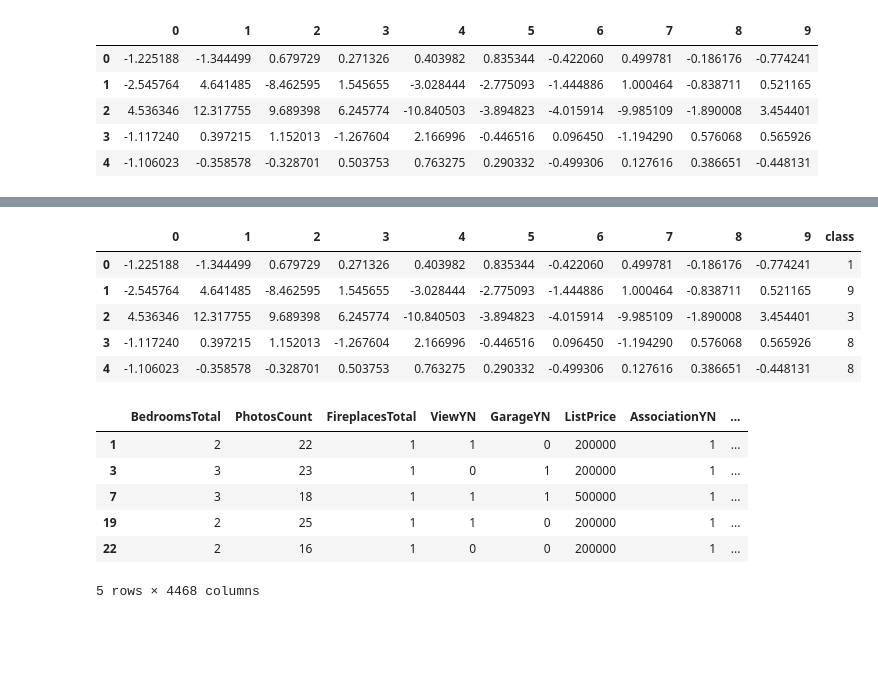
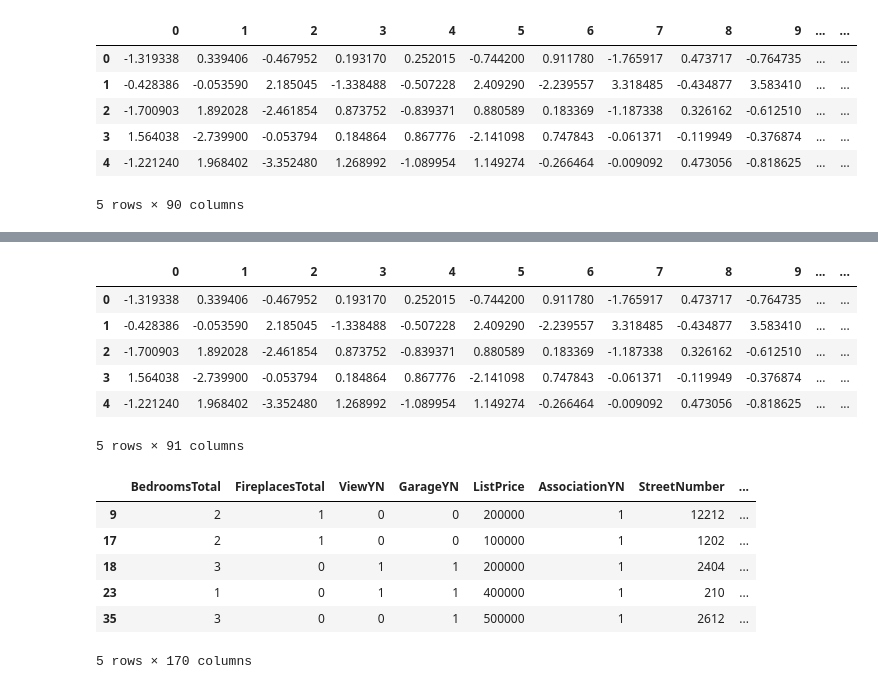
Before and after one commit to padthai-sketch/Project_Jeffrey-the-Real-Estate-RoboAdvisor, a Jupyter notebook: Code/PCA & K_means.ipynb, the cells around one changed output, grey strips where cells are left out. Cells and saved outputs as stored; diff of their text form; code cells hidden in the pictures; blank space fills up the shorter version.

```diff
--- a/Code/PCA & K_means.ipynb
+++ b/Code/PCA & K_means.ipynb
@@ -66,7 +73,7 @@ Text(0, 0.5, 'cumulative explained variance')
 # Applying PCA to reduce dimensions
 
 # Initialize PCA model
-pca = PCA(n_components=10)
+pca = PCA(n_components=90)
 
 # Get principal components
 data_pca = pca.fit_transform(data_scaled)
@@ -74,16 +81,17 @@ data_pca = pca.fit_transform(data_scaled)
 df_pca = pd.DataFrame(data=data_pca)
 df_pca.head()
 # %% [output]
-|  | 0 | 1 | 2 | 3 | 4 | 5 | 6 | 7 | 8 | 9 |
-| 0 | -1.225188 | -1.344499 | 0.679729 | 0.271326 | 0.403982 | 0.835344 | -0.422060 | 0.499781 | -0.186176 | -0.774241 |
-| 1 | -2.545764 | 4.641485 | -8.462595 | 1.545655 | -3.028444 | -2.775093 | -1.444886 | 1.000464 | -0.838711 | 0.521165 |
-| 2 | 4.536346 | 12.317755 | 9.689398 | 6.245774 | -10.840503 | -3.894823 | -4.015914 | -9.985109 | -1.890008 | 3.454401 |
-| 3 | -1.117240 | 0.397215 | 1.152013 | -1.267604 | 2.166996 | -0.446516 | 0.096450 | -1.194290 | 0.576068 | 0.565926 |
-| 4 | -1.106023 | -0.358578 | -0.328701 | 0.503753 | 0.763275 | 0.290332 | -0.499306 | 0.127616 | 0.386651 | -0.448131 |
+|  | 0 | 1 | 2 | 3 | 4 | 5 | 6 | 7 | 8 | 9 | ... | ... |
+| 0 | -1.319338 | 0.339406 | -0.467952 | 0.193170 | 0.252015 | -0.744200 | 0.911780 | -1.765917 | 0.473717 | -0.764735 | ... | ... |
+| 1 | -0.428386 | -0.053590 | 2.185045 | -1.338488 | -0.507228 | 2.409290 | -2.239557 | 3.318485 | -0.434877 | 3.583410 | ... | ... |
+| 2 | -1.700903 | 1.892028 | -2.461854 | 0.873752 | -0.839371 | 0.880589 | 0.183369 | -1.187338 | 0.326162 | -0.612510 | ... | ... |
+| 3 | 1.564038 | -2.739900 | -0.053794 | 0.184864 | 0.867776 | -2.141098 | 0.747843 | -0.061371 | -0.119949 | -0.376874 | ... | ... |
+| 4 | -1.221240 | 1.968402 | -3.352480 | 1.268992 | -1.089954 | 1.149274 | -0.266464 | -0.009092 | 0.473056 | -0.818625 | ... | ... |
+5 rows × 90 columns
 # %%
 # Finding the best value for k
 inertia = []
-k = list(range(1, 31))
+k = list(range(1, 101))
 
 # Calculate the inertia for the range of k values
 for i in k:
@@ -100,35 +108,36 @@ df_elbow.hvplot.line(x="k", y="inertia", xticks=k, title="Elbow Curve")
 # %%
 # Predicting clusters
 
 # Initialize the K-Means model
-model = KMeans(n_clusters=14)
+model = KMeans(n_clusters=35, random_state=0)
 
 # Fit the model
 model.fit(df_pca)
 
 # Predict clusters
 predictions = model.predict(df_pca)
 
 # Add the predicted class columns
 df_pca["class"] = model.labels_
 df_pca.head()
 # %% [output]
-|  | 0 | 1 | 2 | 3 | 4 | 5 | 6 | 7 | 8 | 9 | class |
-| 0 | -1.225188 | -1.344499 | 0.679729 | 0.271326 | 0.403982 | 0.835344 | -0.422060 | 0.499781 | -0.186176 | -0.774241 | 1 |
-| 1 | -2.545764 | 4.641485 | -8.462595 | 1.545655 | -3.028444 | -2.775093 | -1.444886 | 1.000464 | -0.838711 | 0.521165 | 9 |
-| 2 | 4.536346 | 12.317755 | 9.689398 | 6.245774 | -10.840503 | -3.894823 | -4.015914 | -9.985109 | -1.890008 | 3.454401 | 3 |
-| 3 | -1.117240 | 0.397215 | 1.152013 | -1.267604 | 2.166996 | -0.446516 | 0.096450 | -1.194290 | 0.576068 | 0.565926 | 8 |
-| 4 | -1.106023 | -0.358578 | -0.328701 | 0.503753 | 0.763275 | 0.290332 | -0.499306 | 0.127616 | 0.386651 | -0.448131 | 8 |
+|  | 0 | 1 | 2 | 3 | 4 | 5 | 6 | 7 | 8 | 9 | ... | ... |
+| 0 | -1.319338 | 0.339406 | -0.467952 | 0.193170 | 0.252015 | -0.744200 | 0.911780 | -1.765917 | 0.473717 | -0.764735 | ... | ... |
+| 1 | -0.428386 | -0.053590 | 2.185045 | -1.338488 | -0.507228 | 2.409290 | -2.239557 | 3.318485 | -0.434877 | 3.583410 | ... | ... |
+| 2 | -1.700903 | 1.892028 | -2.461854 | 0.873752 | -0.839371 | 0.880589 | 0.183369 | -1.187338 | 0.326162 | -0.612510 | ... | ... |
+| 3 | 1.564038 | -2.739900 | -0.053794 | 0.184864 | 0.867776 | -2.141098 | 0.747843 | -0.061371 | -0.119949 | -0.376874 | ... | ... |
+| 4 | -1.221240 | 1.968402 | -3.352480 | 1.268992 | -1.089954 | 1.149274 | -0.266464 | -0.009092 | 0.473056 | -0.818625 | ... | ... |
+5 rows × 91 columns
 # %%
 #df_pca.groupby(by = 'class').describe()
 # %%
 df['class'] = df_pca['class']
 df.head()
 # %% [output]
-|  | BedroomsTotal | PhotosCount | FireplacesTotal | ViewYN | GarageYN | ListPrice | AssociationYN | ... |
-| 1 | 2 | 22 | 1 | 1 | 0 | 200000 | 1 | ... |
-| 3 | 3 | 23 | 1 | 0 | 1 | 200000 | 1 | ... |
-| 7 | 3 | 18 | 1 | 1 | 1 | 500000 | 1 | ... |
-| 19 | 2 | 25 | 1 | 1 | 0 | 200000 | 1 | ... |
-| 22 | 2 | 16 | 1 | 0 | 0 | 200000 | 1 | ... |
+|  | BedroomsTotal | FireplacesTotal | ViewYN | GarageYN | ListPrice | AssociationYN | StreetNumber | ... |
+| 9 | 2 | 1 | 0 | 0 | 200000 | 1 | 12212 | ... |
+| 17 | 2 | 1 | 0 | 0 | 100000 | 1 | 1202 | ... |
+| 18 | 3 | 0 | 1 | 1 | 200000 | 1 | 2404 | ... |
+| 23 | 1 | 0 | 1 | 1 | 400000 | 1 | 210 | ... |
+| 35 | 3 | 0 | 0 | 1 | 500000 | 1 | 2612 | ... |
-5 rows × 4468 columns
+5 rows × 170 columns
```
Also changed, not shown: parts of 9 cells of this notebook, 2 other files.
